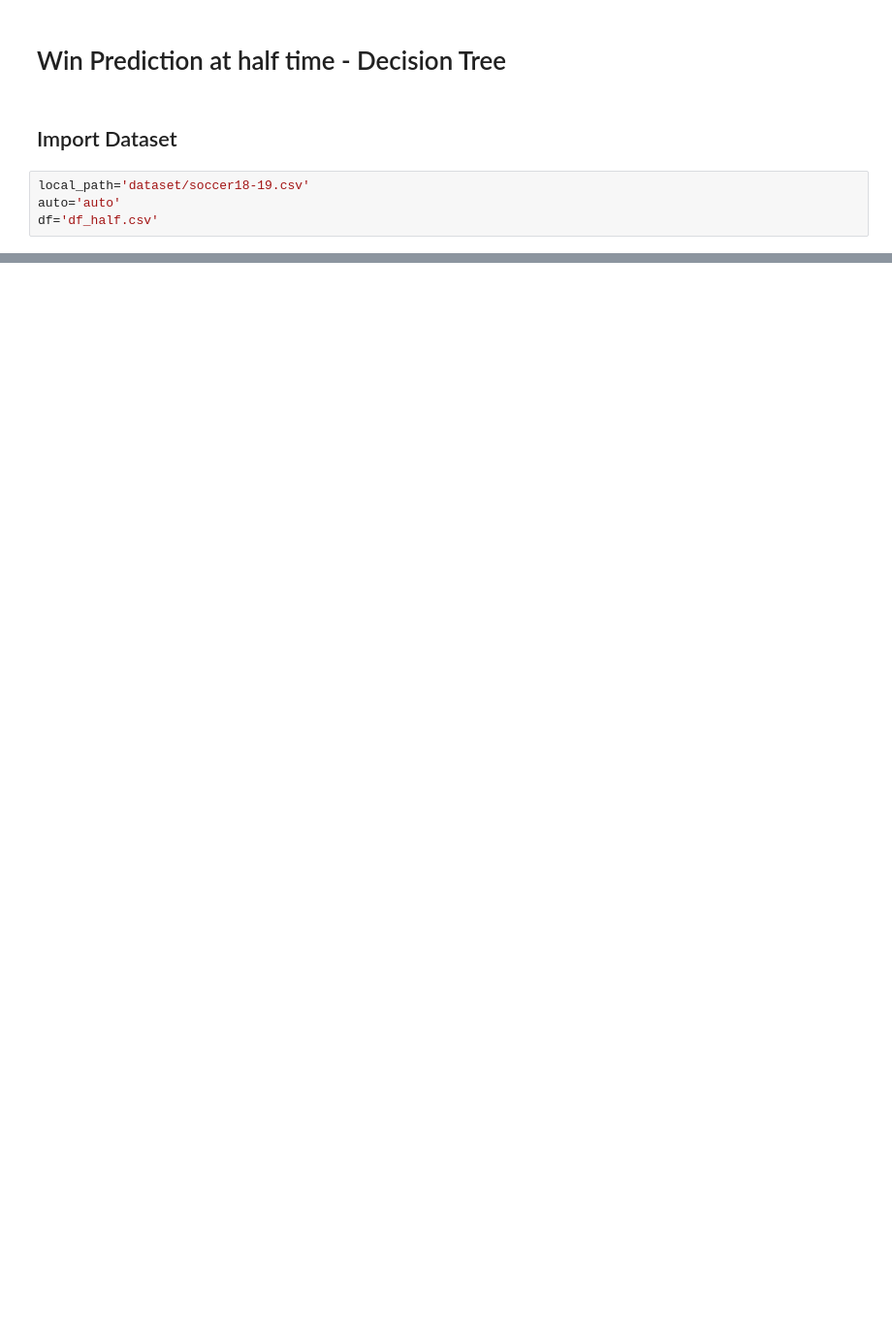
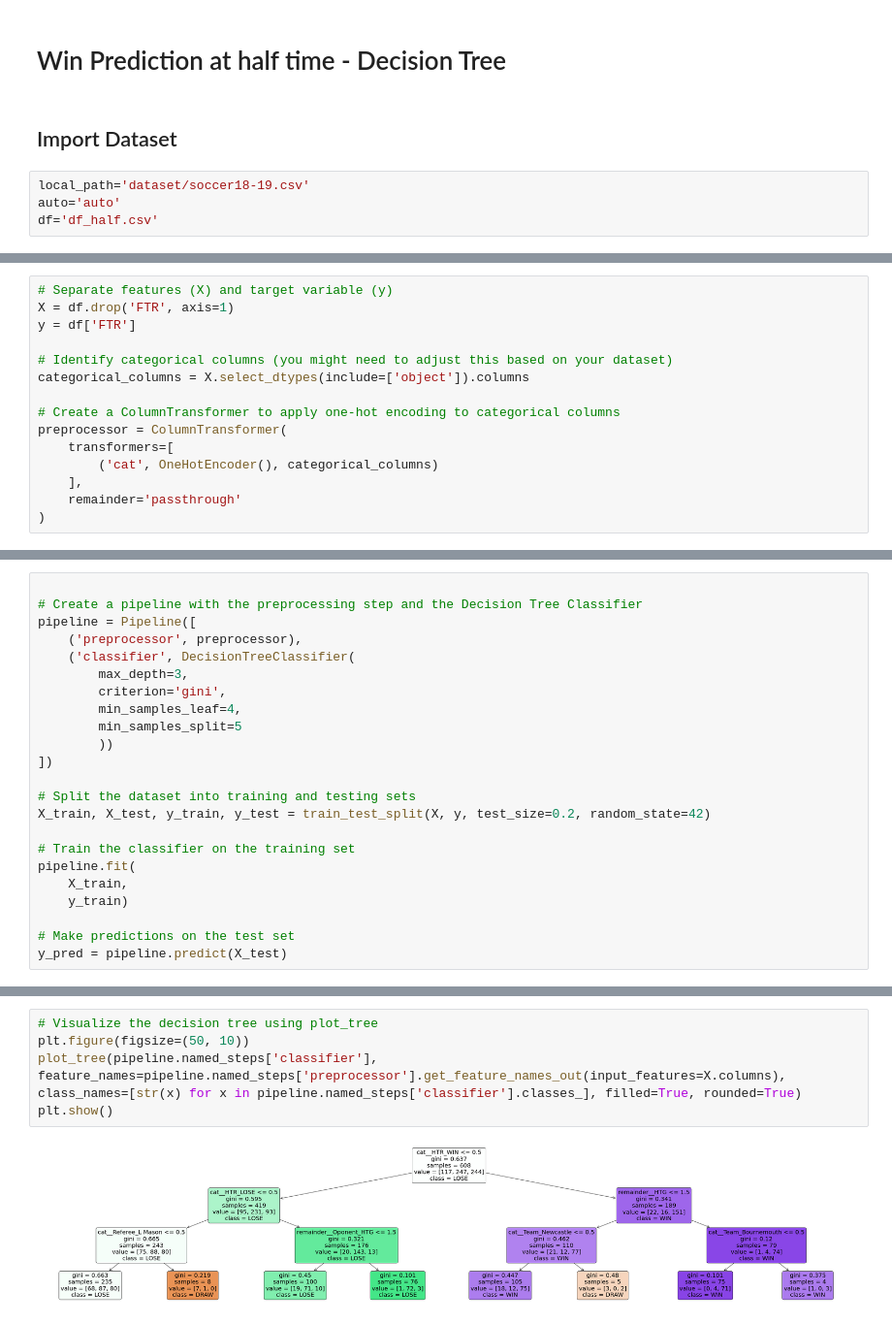
Before and after one commit to bbeaurain/polars_explo, a Jupyter notebook: project/football/notebook/2-predict_win_dt.ipynb, the cells around one changed output, grey strips where cells are left out. Shown at 97% size. Saved outputs shown, nothing was run; the diff lists cells and outputs as text; blank space fills up the shorter version.

```diff
--- a/project/football/notebook/2-predict_win_dt.ipynb
+++ b/project/football/notebook/2-predict_win_dt.ipynb
@@ -41,0 +66,15 @@ df.head(5)
+# %%
+# Separate features (X) and target variable (y)
+X = df.drop('FTR', axis=1)
+y = df['FTR']
+
+# Identify categorical columns (you might need to adjust this based on your dataset)
+categorical_columns = X.select_dtypes(include=['object']).columns
+
+# Create a ColumnTransformer to apply one-hot encoding to categorical columns
+preprocessor = ColumnTransformer(
+    transformers=[
+        ('cat', OneHotEncoder(), categorical_columns)
+    ],
+    remainder='passthrough'
+)
@@ -41,0 +83,23 @@ df.head(5)
+# %%
+
+# Create a pipeline with the preprocessing step and the Decision Tree Classifier
+pipeline = Pipeline([
+    ('preprocessor', preprocessor),
+    ('classifier', DecisionTreeClassifier(
+        max_depth=3,
+        criterion='gini',
+        min_samples_leaf=4,
+        min_samples_split=5
+        ))
+])
+
+# Split the dataset into training and testing sets
+X_train, X_test, y_train, y_test = train_test_split(X, y, test_size=0.2, random_state=42)
+
+# Train the classifier on the training set
+pipeline.fit(
+    X_train,
+    y_train)
+
+# Make predictions on the test set
+y_pred = pipeline.predict(X_test)
@@ -41,0 +168,7 @@ df.head(5)
+# %%
+# Visualize the decision tree using plot_tree
+plt.figure(figsize=(50, 10))
+plot_tree(pipeline.named_steps['classifier'], feature_names=pipeline.named_steps['preprocessor'].get_feature_names_out(input_features=X.columns), class_names=[str(x) for x in pipeline.named_steps['classifier'].classes_], filled=True, rounded=True)
+plt.show()
+# %% [output]
+[figure, added]
```
Also changed, not shown: parts of 16 cells of this notebook.
